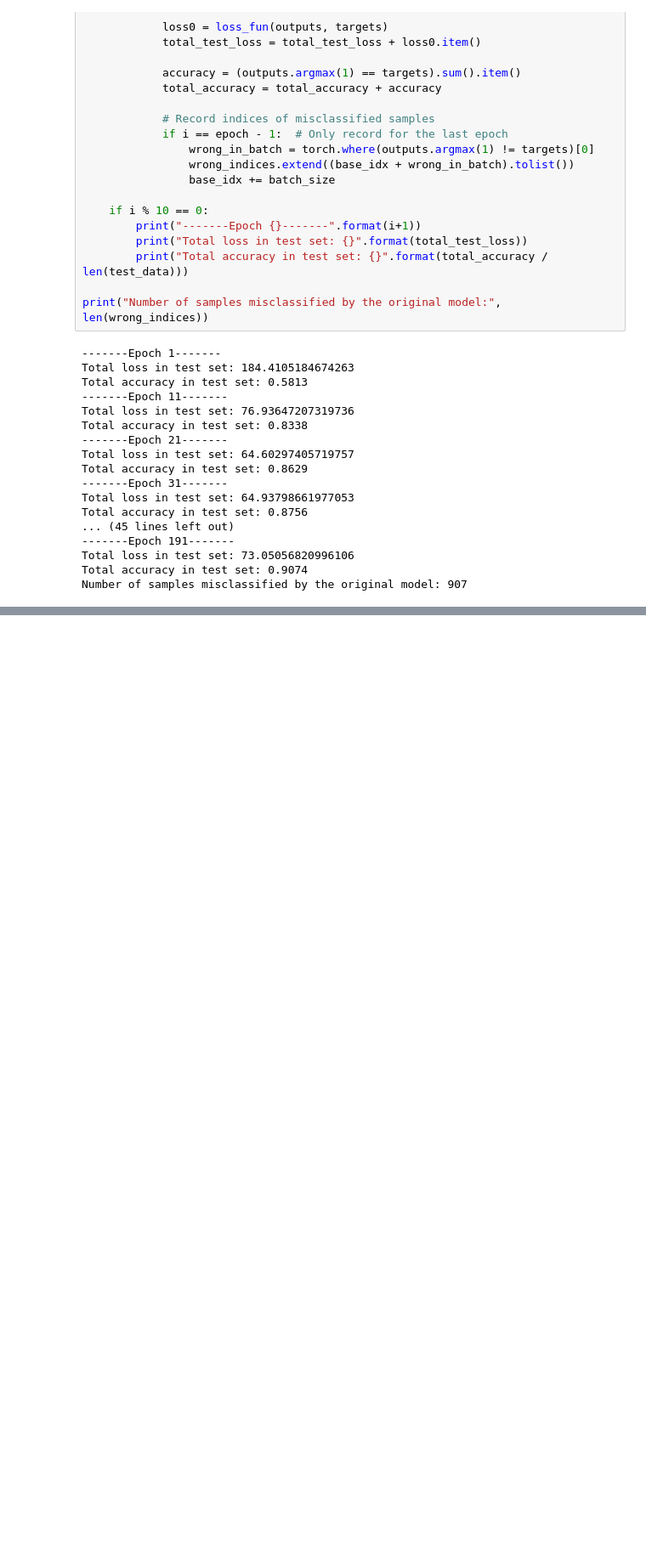
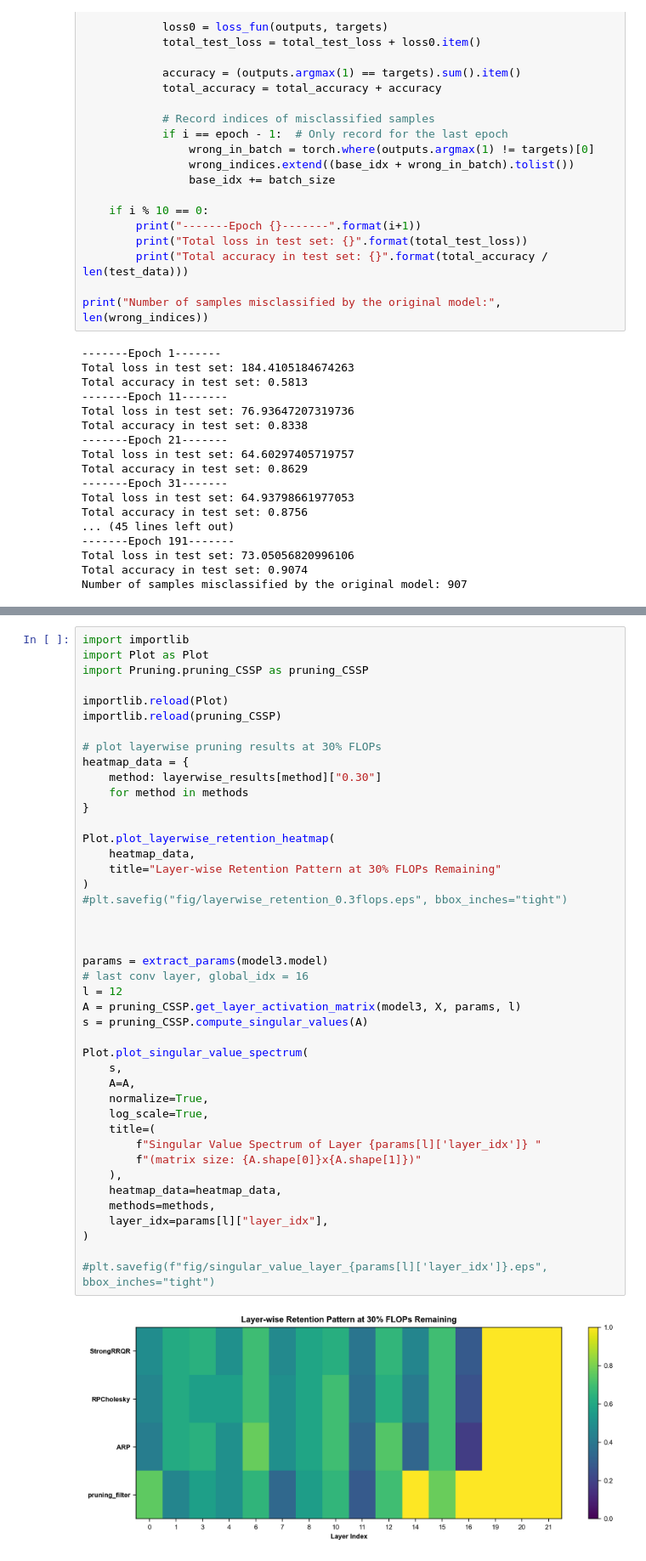
Before and after one commit to yuekai-yan/CSSP_Neural_Networks_Pruning, a Jupyter notebook: CIFAR10.ipynb, the cells around one changed output, grey strips where cells are left out. Shown at 85% size. Drawn from its saved outputs; the diff is of its cells as text; blank space fills up the shorter version.

```diff
--- a/CIFAR10.ipynb
+++ b/CIFAR10.ipynb
@@ -383,0 +301,45 @@ Flops after pruning: 627864064 -> 564834852
+# %%
+import importlib
+import Plot as Plot
+import Pruning.pruning_CSSP as pruning_CSSP
+
+importlib.reload(Plot)
+importlib.reload(pruning_CSSP)
+
+# plot layerwise pruning results at 30% FLOPs
+heatmap_data = {
+    method: layerwise_results[method]["0.30"]
+    for method in methods
+}
+
+Plot.plot_layerwise_retention_heatmap(
+    heatmap_data,
+    title="Layer-wise Retention Pattern at 30% FLOPs Remaining"
+)
+#plt.savefig("fig/layerwise_retention_0.3flops.eps", bbox_inches="tight")
+
+
+
+params = extract_params(model3.model)
+# last conv layer, global_idx = 16
+l = 12
+A = pruning_CSSP.get_layer_activation_matrix(model3, X, params, l)
+s = pruning_CSSP.compute_singular_values(A)
+
+Plot.plot_singular_value_spectrum(
+    s,
+    A=A,
+    normalize=True,
+    log_scale=True,
+    title=(
+        f"Singular Value Spectrum of Layer {params[l]['layer_idx']} "
+        f"(matrix size: {A.shape[0]}x{A.shape[1]})"
+    ),
+    heatmap_data=heatmap_data,
+    methods=methods,
+    layer_idx=params[l]["layer_idx"],
+)
+
+#plt.savefig(f"fig/singular_value_layer_{params[l]['layer_idx']}.eps", bbox_inches="tight")
+# %% [output]
+[figure, added]
```
Also changed, not shown: parts of 17 cells of this notebook, 13 other files.
